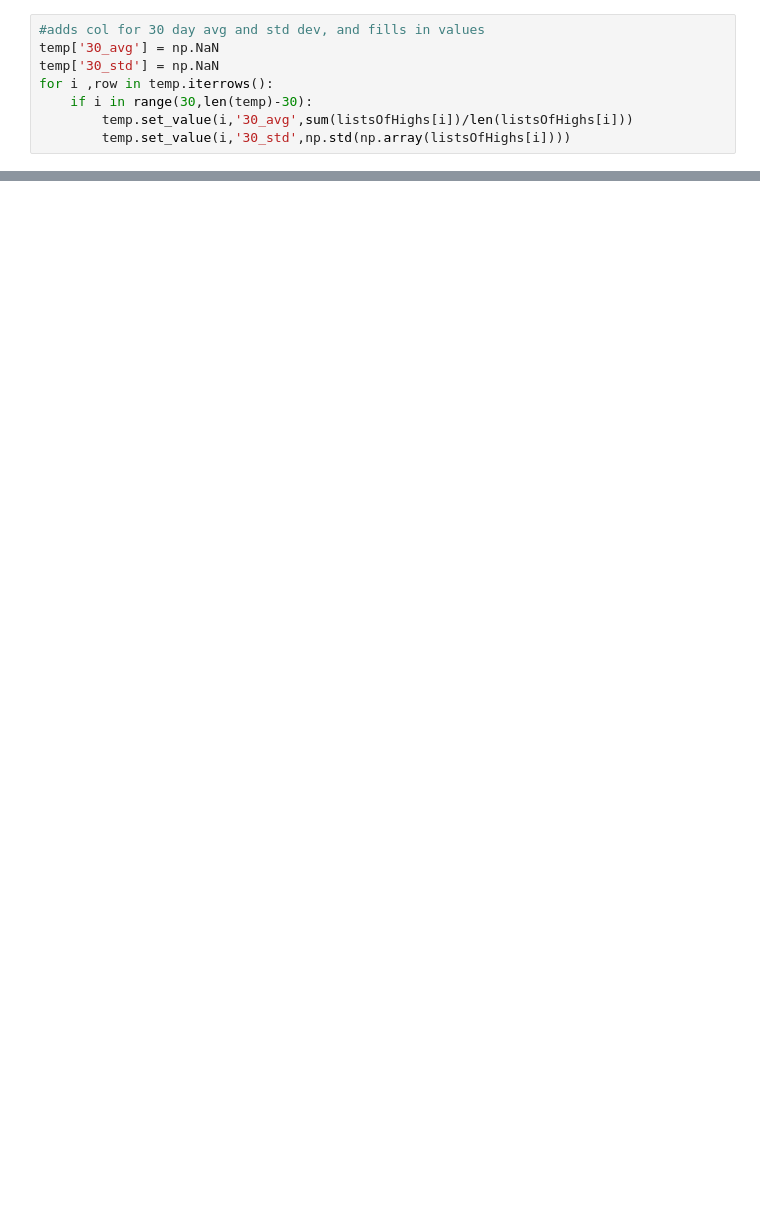
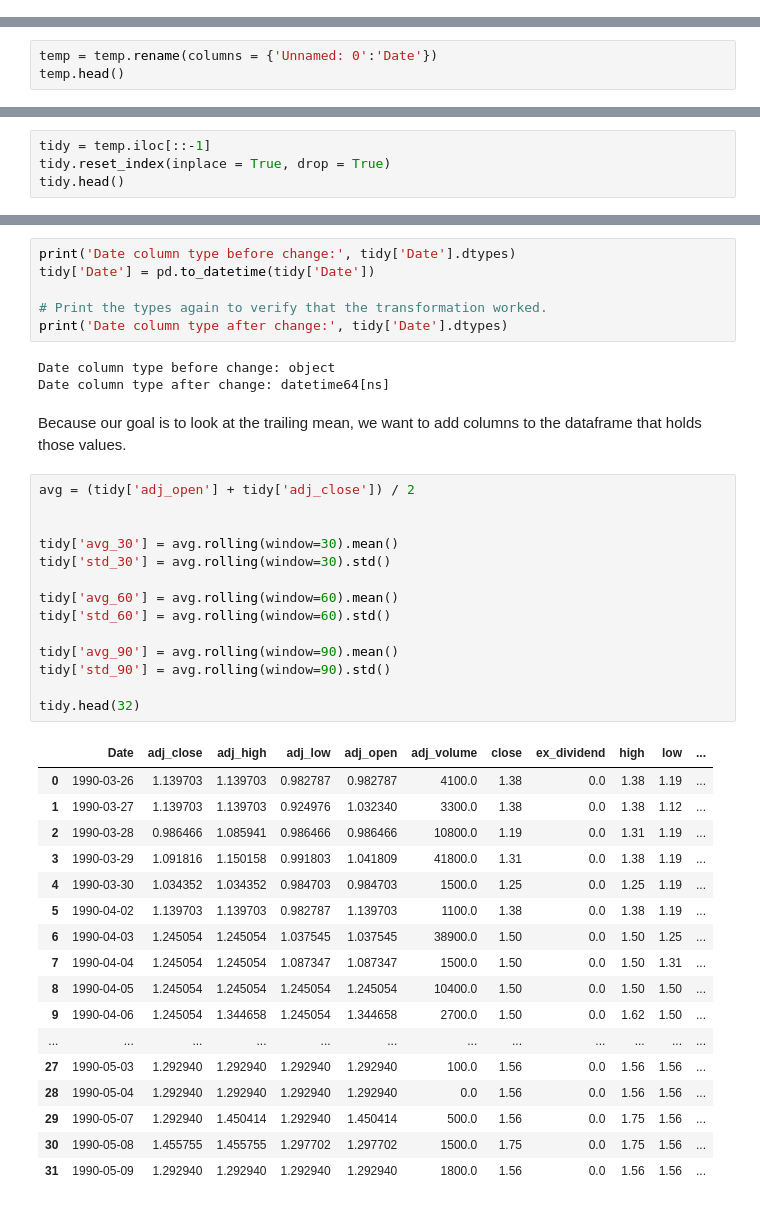
Before and after one commit to Rmilner17/Rmilner17.github.io, a Jupyter notebook: Final.ipynb, the cells around one changed output, grey strips where cells are left out. Drawn from its saved outputs; the diff is of its cells as text; blank space fills up the shorter version.

```diff
--- a/Final.ipynb
+++ b/Final.ipynb
@@ -22,8 +39,0 @@ for i , row in temp.iterrows():
-# %%
-#adds col for 30 day avg and std dev, and fills in values
-temp['30_avg'] = np.NaN
-temp['30_std'] = np.NaN
-for i ,row in temp.iterrows():
-    if i in range(30,len(temp)-30):
-        temp.set_value(i,'30_avg',sum(listsOfHighs[i])/len(listsOfHighs[i]))
-        temp.set_value(i,'30_std',np.std(np.array(listsOfHighs[i])))
@@ -37,0 +42,3 @@ temp.iloc[[30]]
+# %%
+temp = temp.rename(columns = {'Unnamed: 0':'Date'})
+temp.head()
@@ -37,0 +54,4 @@ temp.iloc[[30]]
+# %%
+tidy = temp.iloc[::-1]
+tidy.reset_index(inplace = True, drop = True)
+tidy.head()
@@ -37,0 +67,43 @@ temp.iloc[[30]]
+# %%
+print('Date column type before change:', tidy['Date'].dtypes)
+tidy['Date'] = pd.to_datetime(tidy['Date'])
+
+# Print the types again to verify that the transformation worked.
+print('Date column type after change:', tidy['Date'].dtypes)
+# %% [output]
+Date column type before change: object
+Date column type after change: datetime64[ns]
+# %% [markdown]
+Because our goal is to look at the trailing mean, we want to add columns to the dataframe that holds those values.
+# %%
+avg = (tidy['adj_open'] + tidy['adj_close']) / 2
+
+
+tidy['avg_30'] = avg.rolling(window=30).mean()
+tidy['std_30'] = avg.rolling(window=30).std()
+
+tidy['avg_60'] = avg.rolling(window=60).mean()
+tidy['std_60'] = avg.rolling(window=60).std()
+
+tidy['avg_90'] = avg.rolling(window=90).mean()
+tidy['std_90'] = avg.rolling(window=90).std()
+
+tidy.head(32)
+# %% [output]
+|  | Date | adj_close | adj_high | adj_low | adj_open | adj_volume | close | ex_dividend | high | low | ... |
+| 0 | 1990-03-26 | 1.139703 | 1.139703 | 0.982787 | 0.982787 | 4100.0 | 1.38 | 0.0 | 1.38 | 1.19 | ... |
+| 1 | 1990-03-27 | 1.139703 | 1.139703 | 0.924976 | 1.032340 | 3300.0 | 1.38 | 0.0 | 1.38 | 1.12 | ... |
+| 2 | 1990-03-28 | 0.986466 | 1.085941 | 0.986466 | 0.986466 | 10800.0 | 1.19 | 0.0 | 1.31 | 1.19 | ... |
+| 3 | 1990-03-29 | 1.091816 | 1.150158 | 0.991803 | 1.041809 | 41800.0 | 1.31 | 0.0 | 1.38 | 1.19 | ... |
+| 4 | 1990-03-30 | 1.034352 | 1.034352 | 0.984703 | 0.984703 | 1500.0 | 1.25 | 0.0 | 1.25 | 1.19 | ... |
+| 5 | 1990-04-02 | 1.139703 | 1.139703 | 0.982787 | 1.139703 | 1100.0 | 1.38 | 0.0 | 1.38 | 1.19 | ... |
+| 6 | 1990-04-03 | 1.245054 | 1.245054 | 1.037545 | 1.037545 | 38900.0 | 1.50 | 0.0 | 1.50 | 1.25 | ... |
+| 7 | 1990-04-04 | 1.245054 | 1.245054 | 1.087347 | 1.087347 | 1500.0 | 1.50 | 0.0 | 1.50 | 1.31 | ... |
+| 8 | 1990-04-05 | 1.245054 | 1.245054 | 1.245054 | 1.245054 | 10400.0 | 1.50 | 0.0 | 1.50 | 1.50 | ... |
+| 9 | 1990-04-06 | 1.245054 | 1.344658 | 1.245054 | 1.344658 | 2700.0 | 1.50 | 0.0 | 1.62 | 1.50 | ... |
+| ... | ... | ... | ... | ... | ... | ... | ... | ... | ... | ... | ... |
+| 27 | 1990-05-03 | 1.292940 | 1.292940 | 1.292940 | 1.292940 | 100.0 | 1.56 | 0.0 | 1.56 | 1.56 | ... |
+| 28 | 1990-05-04 | 1.292940 | 1.292940 | 1.292940 | 1.292940 | 0.0 | 1.56 | 0.0 | 1.56 | 1.56 | ... |
+| 29 | 1990-05-07 | 1.292940 | 1.450414 | 1.292940 | 1.450414 | 500.0 | 1.56 | 0.0 | 1.75 | 1.56 | ... |
+| 30 | 1990-05-08 | 1.455755 | 1.455755 | 1.297702 | 1.297702 | 1500.0 | 1.75 | 0.0 | 1.75 | 1.56 | ... |
+| 31 | 1990-05-09 | 1.292940 | 1.292940 | 1.292940 | 1.292940 | 1800.0 | 1.56 | 0.0 | 1.56 | 1.56 | ... |
```
Also changed, not shown: parts of 30 cells of this notebook, 1 other file.
